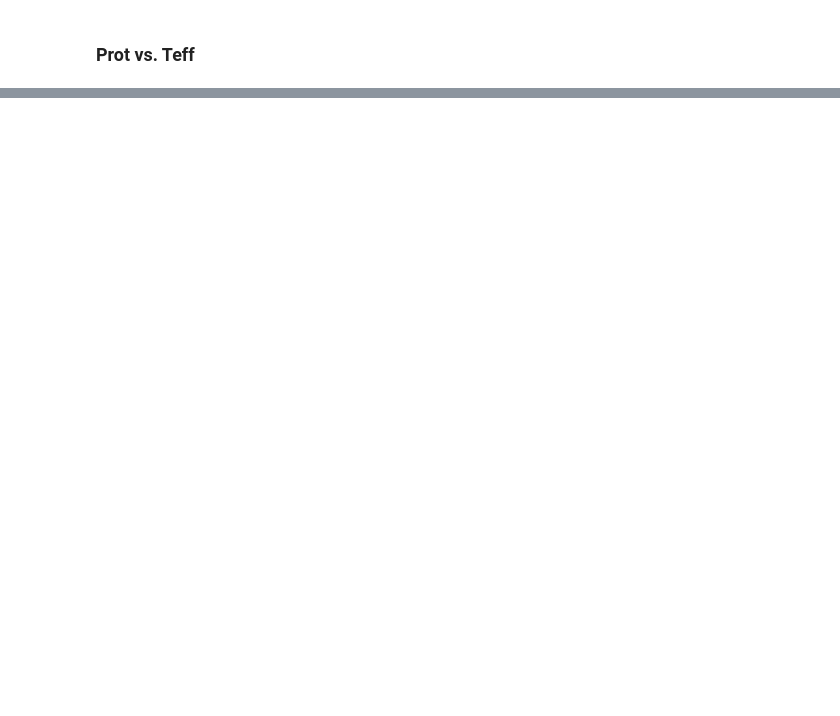
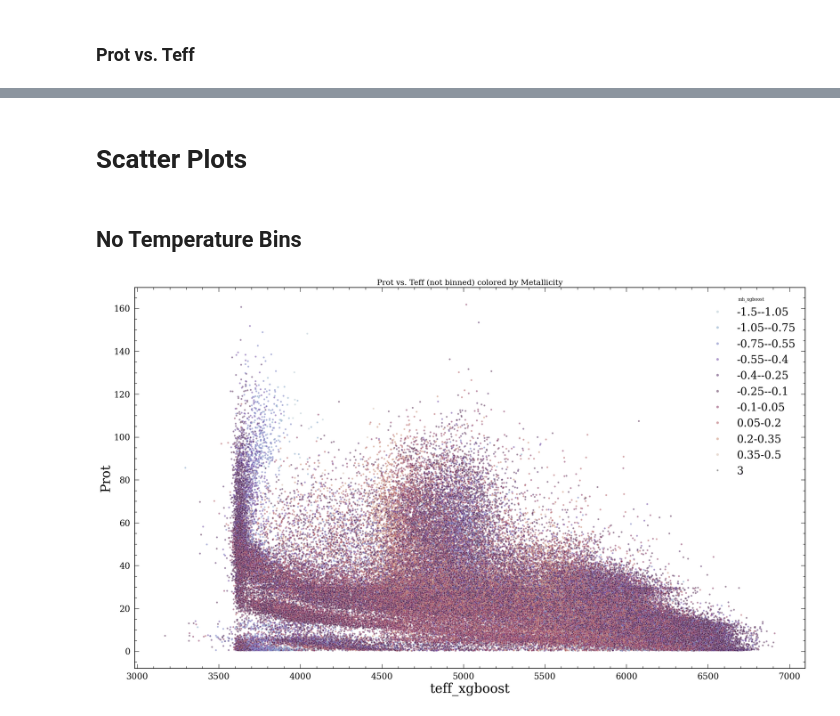
Before and after one commit to livelaplove/SURP-2025, a Jupyter notebook: metallicity/kinematicdata.ipynb, the cells around one changed output, grey strips where cells are left out. Cells and saved outputs as stored; diff of their text form; code cells hidden in the pictures; blank space fills up the shorter version.

```diff
--- a/metallicity/kinematicdata.ipynb
+++ b/metallicity/kinematicdata.ipynb
@@ -126,0 +116,23 @@ plotting.plt.show()
+# %% [markdown]
+# Scatter Plots
+# %% [markdown]
+## No Temperature Bins
+# %%
+import datamanip
+import plotting
+
+plotting.plotparams()
+
+csv = 'tempcsv/prot_kinematic_xgboost.csv'
+x = 'teff_xgboost'
+y = 'Prot'
+hue = 'mh_xgboost'
+huebin = (-1.5, -1.05, -0.75, -0.55, -0.40, -0.25, -0.10, 0.05, 0.20, 0.35, 0.5)
+huebinlabel = [f'{huebin[i]}-{huebin[i+1]}' for i in range(len(huebin) - 1)]
+palette = 'twilight'
+title = 'Prot vs. Teff (not binned) colored by Metallicity'
+
+df = datamanip.readcsv(csv, hue, huebin, huebinlabel)
+ax = plotting.scatterplot(df, x, y, hue, huebinlabel, title, palette, True, (28, 16))
+# %% [output]
+[figure, added]
```
Also changed, not shown: parts of 12 cells of this notebook, 9 other files.
